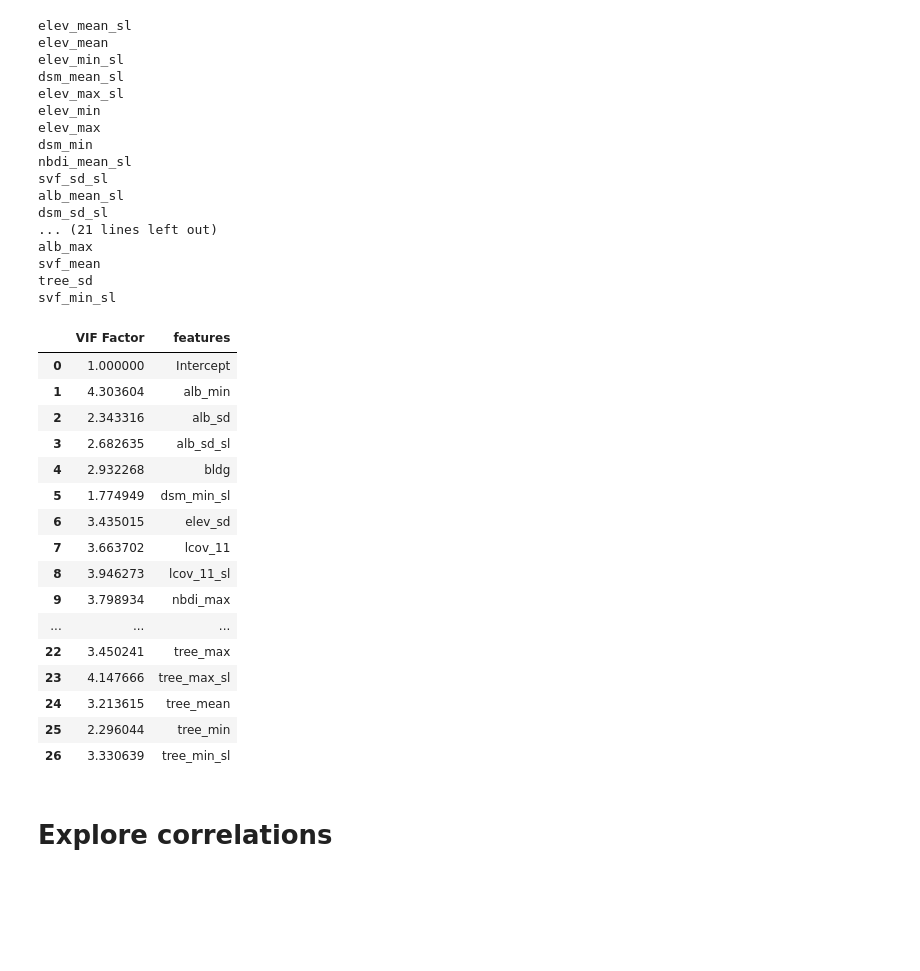
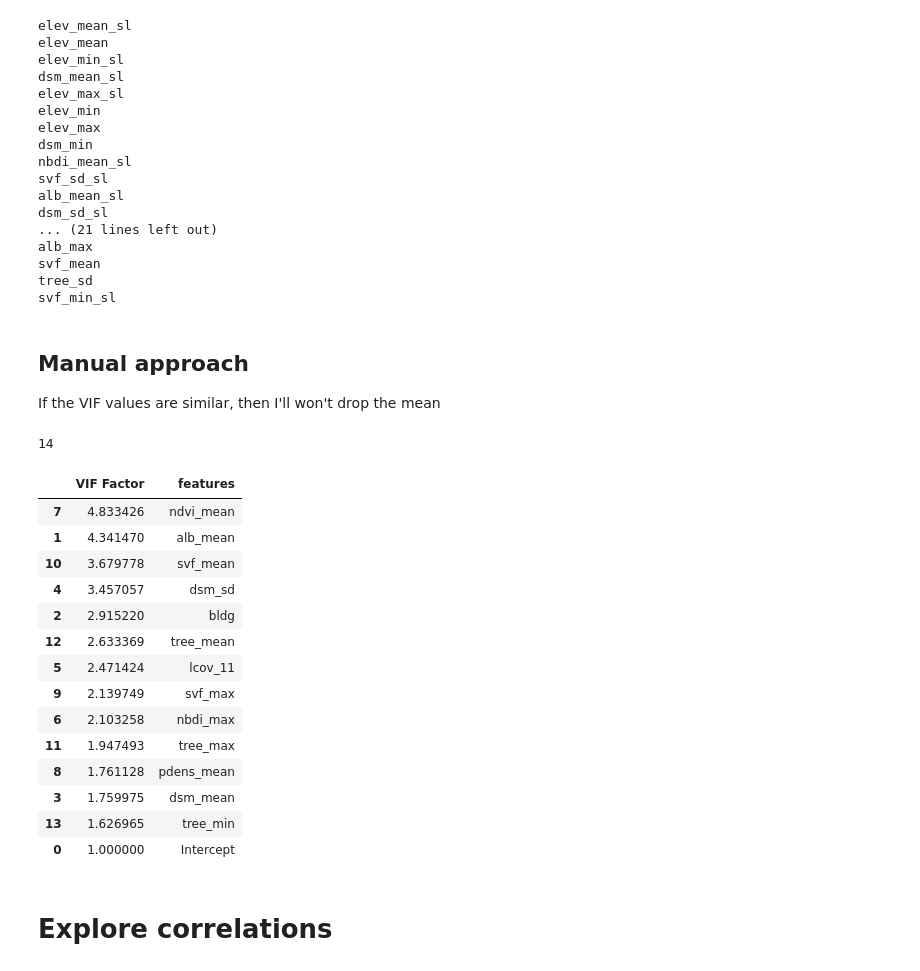
Before and after one commit to tommlogan/land_surface_temperature, a Jupyter notebook: code/analysis/explore_data.ipynb, the cells around one changed output. Saved outputs shown, nothing was run; the diff lists cells and outputs as text; code cells hidden in the pictures; blank space fills up the shorter version.

```diff
--- a/code/analysis/explore_data.ipynb
+++ b/code/analysis/explore_data.ipynb
@@ -153,23 +155,63 @@ alb_max
 svf_mean
 tree_sd
 svf_min_sl
-# %%
-vif
-# %% [output]
-|  | VIF Factor | features |
-| 0 | 1.000000 | Intercept |
-| 1 | 4.303604 | alb_min |
-| 2 | 2.343316 | alb_sd |
-| 3 | 2.682635 | alb_sd_sl |
-| 4 | 2.932268 | bldg |
-| 5 | 1.774949 | dsm_min_sl |
-| 6 | 3.435015 | elev_sd |
-| 7 | 3.663702 | lcov_11 |
-| 8 | 3.946273 | lcov_11_sl |
-| 9 | 3.798934 | nbdi_max |
-| ... | ... | ... |
-| 22 | 3.450241 | tree_max |
-| 23 | 4.147666 | tree_max_sl |
-| 24 | 3.213615 | tree_mean |
-| 25 | 2.296044 | tree_min |
-| 26 | 3.330639 | tree_min_sl |
+# %% [markdown]
+## Manual approach
+If the VIF values are similar, then I'll won't drop the mean
+# %%
+# run a regression
+####### this if for grid_size 500 *** it may be different for grid_size=100
+if grid_size == 500:
+    vars_remove = ['elev_mean_sl', 'elev_mean', 'elev_min_sl','dsm_mean_sl', 'elev_max_sl','elev_min','elev_max','dsm_min',
+                  'nbdi_mean_sl','svf_sd_sl','alb_mean_sl','dsm_sd_sl','nbdi_min_sl','dsm_max_sl','dsm_max','ndvi_mean_sl',
+                   'ndvi_max_sl', 'ndvi_max', 'nbdi_mean','elev_sd','dsm_min_sl','alb_max_sl','alb_min_sl','svf_sd','svf_mean_sl',
+                  'tree_sd_sl','ndvi_sd_sl', 'alb_min','ndvi_min_sl','nbdi_min']
+    vars_remove_5 = ['elev_sd_sl','svf_min_sl','tree_sd','tree_mean_sl','ndvi_min','svf_max_sl','nbdi_max_sl','nbdi_sd',
+                     'ndvi_sd','alb_max','alb_sd','alb_sd_sl','nbdi_sd_sl', 'svf_min']
+    vars_remove_more = ['pdens_min','pdens_max','pdens_sd','']
+    # drop if correlation is greater than 0.8
+    vars_remove_corr = ['lcov_11_sl','tree_max_sl','tree_min_sl']
+else:
+    # grid size = 100
+    vars_remove = ['elev_mean_sl','elev_max_sl','elev_min_sl','elev_max','elev_min','dsm_mean_sl','dsm_min_sl','dsm_min',
+                  'ndvi_max_sl','nbdi_min_sl','nbdi_mean_sl','ndvi_min_sl','nbdi_max_sl','ndvi_mean_sl','dsm_max_sl','alb_max_sl',
+                  'alb_min_sl','alb_mean_sl','elev_mean','dsm_max','ndvi_max','tree_max_sl','svf_sd_sl','nbdi_min','nbdi_max',
+                  'nbdi_mean','alb_max','tree_mean_sl','alb_min','ndvi_min','alb_sd','tree_min_sl','svf_mean_sl','tree_max',
+                   'pdens_sd_sl','svf_sd','pdens_mean_sl','pdens_max_sl','svf_min_sl','pdens_sd','elev_sd_sl','dsm_sd_sl',
+                   'tree_min','svf_min']
+    vars_remove_5 = ['dsm_sd','lcov_11_sl','ndvi_sd_sl']
+    vars_remove_more = ['alb_sd_sl',]
+    # drop if correlation is greater than 0.8
+    vars_remove_corr = ['pdens_min','pdens_max','pdens_sd','pdens_min_sl','elev_sd','svf_max_sl','nbdi_sd']
+#gather features
+vars_reg = [x for x in df.columns.values if x not in ['x','y','holdout','city',"lst_day_mean", 'lst_night_mean'] + vars_remove + vars_remove_5 + vars_remove_more+ vars_remove_corr]
+
+# evalue the VIF and inspect by eye. add variable to remove to vars_remove
+features = "+".join(vars_reg)
+# get y and X dataframes based on this regression:
+y, X = dmatrices('lst_night_mean ~' + features, df, return_type='dataframe')
+# For each X, calculate VIF and save in dataframe
+vif = pd.DataFrame()
+vif["VIF Factor"] = [variance_inflation_factor(X.values, i) for i in range(X.shape[1])]
+vif["features"] = X.columns
+# sort
+vif = vif.sort_values(by='VIF Factor', ascending=False)
+print(len(vif))
+vif
+# %% [output]
+14
+|  | VIF Factor | features |
+| 7 | 4.833426 | ndvi_mean |
+| 1 | 4.341470 | alb_mean |
+| 10 | 3.679778 | svf_mean |
+| 4 | 3.457057 | dsm_sd |
+| 2 | 2.915220 | bldg |
+| 12 | 2.633369 | tree_mean |
+| 5 | 2.471424 | lcov_11 |
+| 9 | 2.139749 | svf_max |
+| 6 | 2.103258 | nbdi_max |
+| 11 | 1.947493 | tree_max |
+| 8 | 1.761128 | pdens_mean |
+| 3 | 1.759975 | dsm_mean |
+| 13 | 1.626965 | tree_min |
+| 0 | 1.000000 | Intercept |
```
Also changed, not shown: parts of 7 cells of this notebook.
